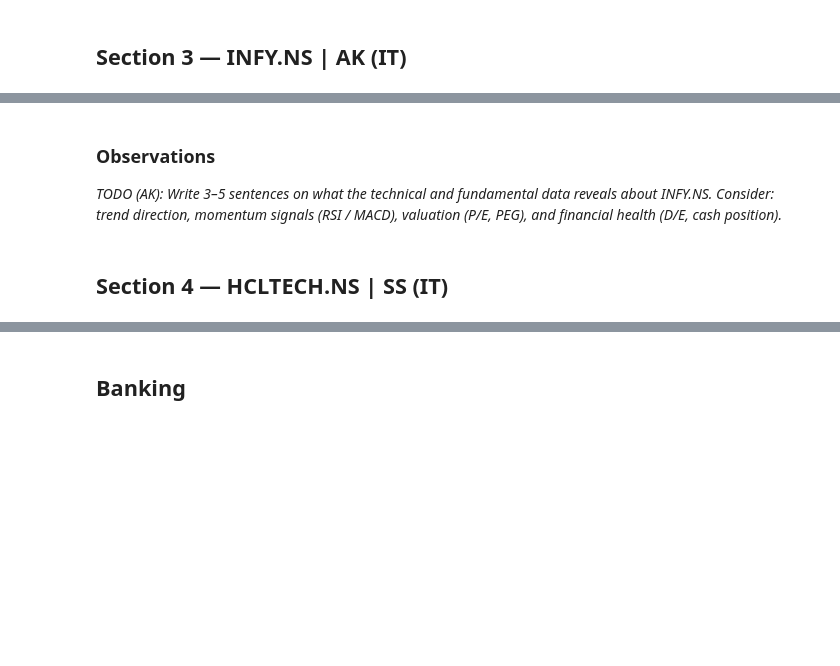
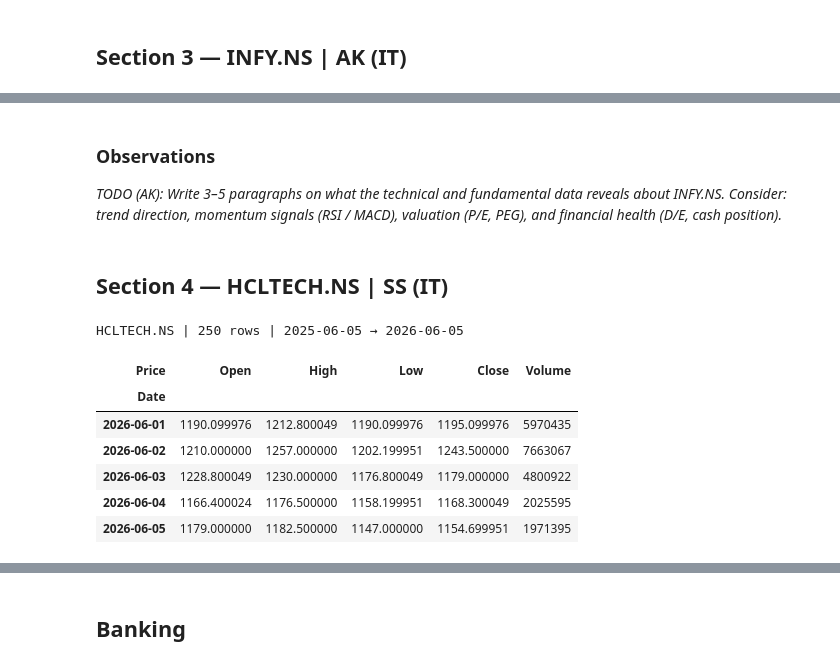
Before and after one commit to Quant-IQ/quantiq, a Jupyter notebook: notebooks/market_analysis.ipynb, the cells around one changed output, grey strips where cells are left out. Saved outputs shown, nothing was run; the diff lists cells and outputs as text; code cells hidden in the pictures; blank space fills up the shorter version.

```diff
--- a/notebooks/market_analysis.ipynb
+++ b/notebooks/market_analysis.ipynb
@@ -422,15 +490,24 @@ print(f"  Dividend Yield   : {div_str}")
 # %% [markdown]
 ### Observations
 
-_TODO (AK): Write 3–5 sentences on what the technical and fundamental data reveals about INFY.NS. Consider: trend direction, momentum signals (RSI / MACD), valuation (P/E, PEG), and financial health (D/E, cash position)._
+_TODO (AK): Write 3–5 paragraphs on what the technical and fundamental data reveals about INFY.NS. Consider: trend direction, momentum signals (RSI / MACD), valuation (P/E, PEG), and financial health (D/E, cash position)._
 # %% [markdown]
 ## Section 4 — HCLTECH.NS | SS (IT)
 # %%
 # ── 4a. Fetch ──────────────────────────────────────────────────────────────
 ticker = TICKERS["SS"]
 df     = fetch_stock(ticker)
 print(f"{ticker} | {df.shape[0]} rows | {df.index[0].date()} → {df.index[-1].date()}")
-df.head()
+df.tail()
+# %% [output]
+HCLTECH.NS | 250 rows | 2025-06-05 → 2026-06-05
+| Price | Open | High | Low | Close | Volume |
+| Date |  |  |  |  |  |
+| 2026-06-01 | 1190.099976 | 1212.800049 | 1190.099976 | 1195.099976 | 5970435 |
+| 2026-06-02 | 1210.000000 | 1257.000000 | 1202.199951 | 1243.500000 | 7663067 |
+| 2026-06-03 | 1228.800049 | 1230.000000 | 1176.800049 | 1179.000000 | 4800922 |
+| 2026-06-04 | 1166.400024 | 1176.500000 | 1158.199951 | 1168.300049 | 2025595 |
+| 2026-06-05 | 1179.000000 | 1182.500000 | 1147.000000 | 1154.699951 | 1971395 |
 # %%
 # ── 4b. Summary Statistics ──────────────────────────────────────────────────
 print(f"Shape     : {df.shape}")
```
Also changed, not shown: parts of 76 cells of this notebook.
